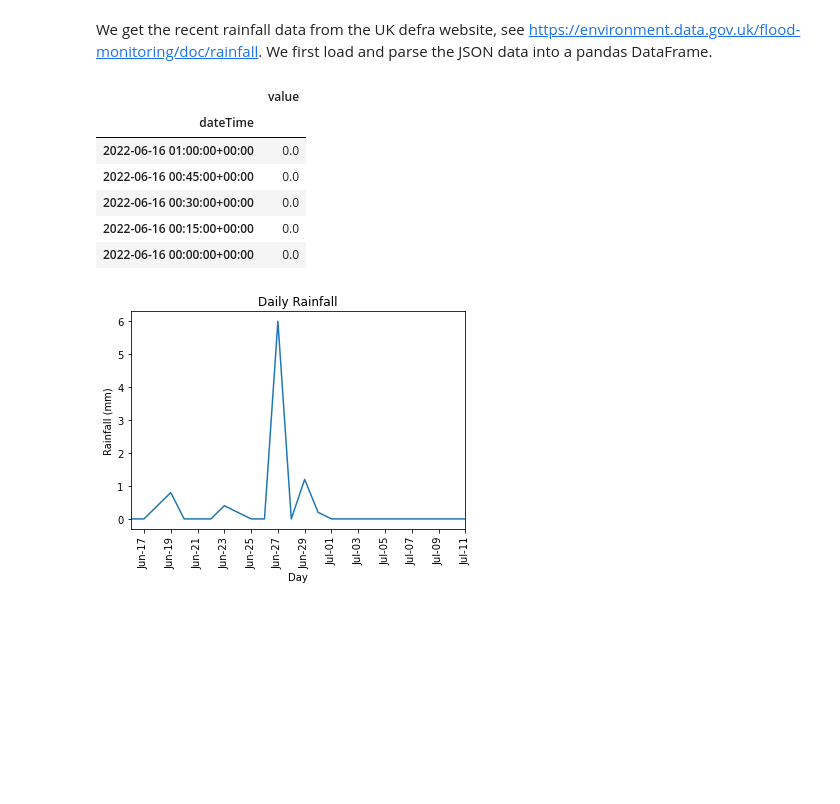
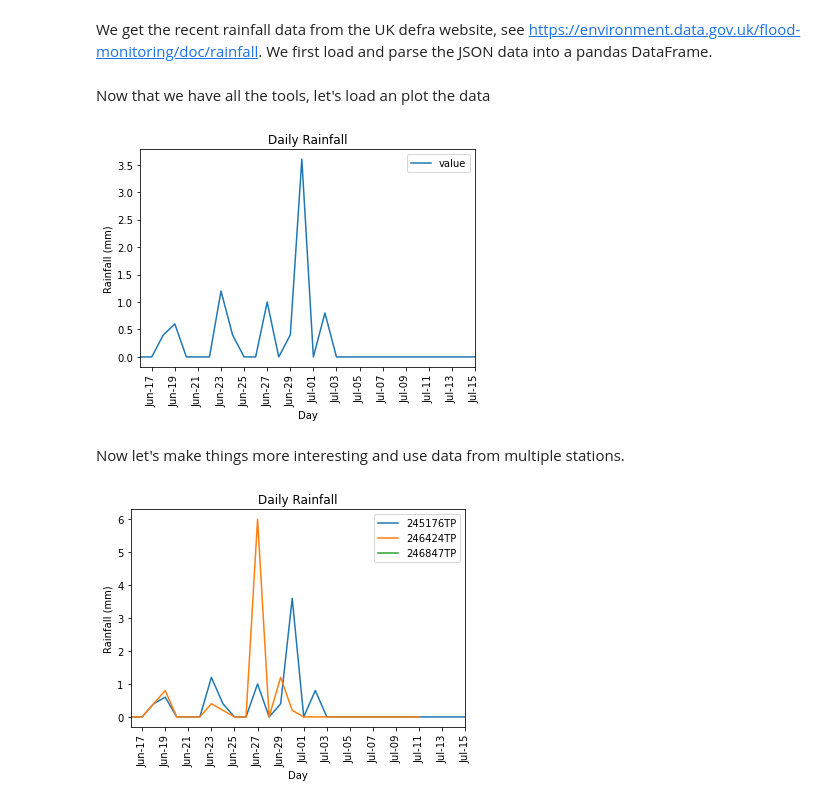
Before and after one commit to timcornelissen/rainfall, a Jupyter notebook: Rainfall.ipynb, the cells around one changed output. Saved outputs shown, nothing was run; the diff lists cells and outputs as text; code cells hidden in the pictures; blank space fills up the shorter version.

Commit message:
Added functionality for loading data for multiple stations

```diff
--- a/Rainfall.ipynb
+++ b/Rainfall.ipynb
@@ -3,7 +3,10 @@
 # %%
 import pandas as pd
 import matplotlib.pyplot as plt
+import numpy as np
 import requests
 import json
+
+N_DAYS_MAX = 29
 # %% [markdown]
 We get the recent rainfall data from the UK defra website, see https://environment.data.gov.uk/flood-monitoring/doc/rainfall. We first load and parse the JSON data into a pandas DataFrame.
@@ -32,29 +13,34 @@ def build_url(station_ID, N_days=29):
-# %%
-N_days = 29
-station_ID = "245176TP"
-station_ID2 = "246424TP"
-
-data = load_data(build_url(station_ID2,N_days))
-data.tail()
-# %% [output]
-|  | value |
-| dateTime |  |
-| 2022-06-16 01:00:00+00:00 | 0.0 |
-| 2022-06-16 00:45:00+00:00 | 0.0 |
-| 2022-06-16 00:30:00+00:00 | 0.0 |
-| 2022-06-16 00:15:00+00:00 | 0.0 |
-| 2022-06-16 00:00:00+00:00 | 0.0 |
-# %%
-data_daily = data.resample('1D').sum()
-_ = rainfall_plot(data_daily)
-# %% [output]
-[figure, removed]
+# %%
+def load_data(station_ID, N_days=N_DAYS_MAX):
+    url = build_url(station_ID, N_days)
+
+    response = json.loads(requests.get(url).text)
+    data = pd.DataFrame(response['items'])
+    if not data.empty:
+        datetimes = data['dateTime']
+        data.drop(columns = ['@id','measure','dateTime'], inplace=True)
+        data.set_index(pd.to_datetime(datetimes), inplace=True)
+    return data
+
+def build_url(station_ID, N_days=N_DAYS_MAX):
+    if N_days > N_DAYS_MAX:
+        N_days = N_DAYS_MAX
+
+    data_url = "https://environment.data.gov.uk/flood-monitoring/id/stations/"
+
+    today = pd.Timestamp.today()
+    start = (today - pd.Timedelta(days=N_days)).strftime('%Y-%m-%d')
+    today  = today.strftime('%Y-%m-%d')
+
+    url_param = "/readings.json?startdate=" + start + "&enddate=" + today + "&_sorted&parameter=rainfall&_limit=10000"
+    url = data_url + station_ID + url_param
+    return url
 # %%
 from matplotlib.dates import DayLocator, DateFormatter
 
 def rainfall_plot(data):
     fig, ax = plt.subplots()
-    data_daily.plot(ax=ax, legend=None)
+    data.plot(ax=ax)
     ax.tick_params(axis='x', which='both', bottom=False, labelbottom=False)
     ax.xaxis.set_major_locator(DayLocator(interval=2))
     ax.xaxis.set_major_formatter(DateFormatter("%b-%d"))
@@ -64,3 +50,17 @@ def rainfall_plot(data):
     ax.set_ylabel('Rainfall (mm)')
     ax.set_xlabel('Day')
     return ax
+# %% [markdown]
+Now that we have all the tools, let's load an plot the data
+# %%
+N_days = 29
+station_ID = "245176TP"
+
+data = load_data(station_ID,N_days)
+data_daily = data.resample('1D').sum()
+data_daily.index = pd.to_datetime(data_daily.index.date)
+_ = rainfall_plot(data_daily)
+# %% [output]
+[figure, added]
+# %% [markdown]
+Now let's make things more interesting and use data from multiple stations.
@@ -66,0 +88,5 @@ def rainfall_plot(data):
+# %%
+datas = load_multiple([station_ID,'246424TP','246847TP'],N_days)
+_=rainfall_plot(datas)
+# %% [output]
+[figure, added]
```
Also changed, not shown: parts of 2 cells of this notebook.
